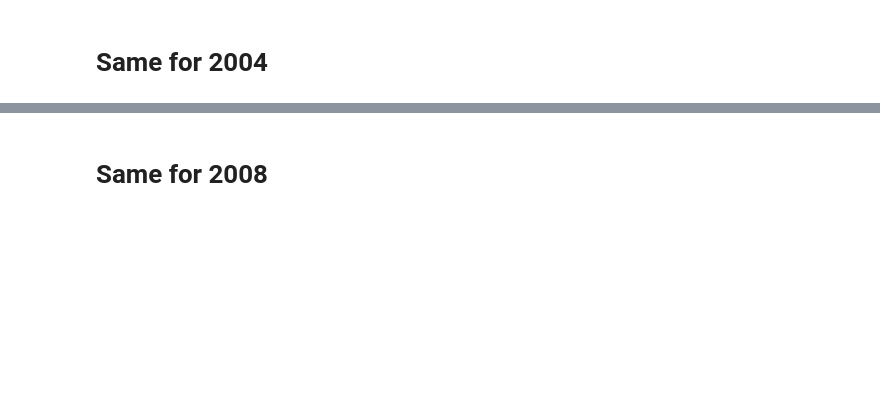
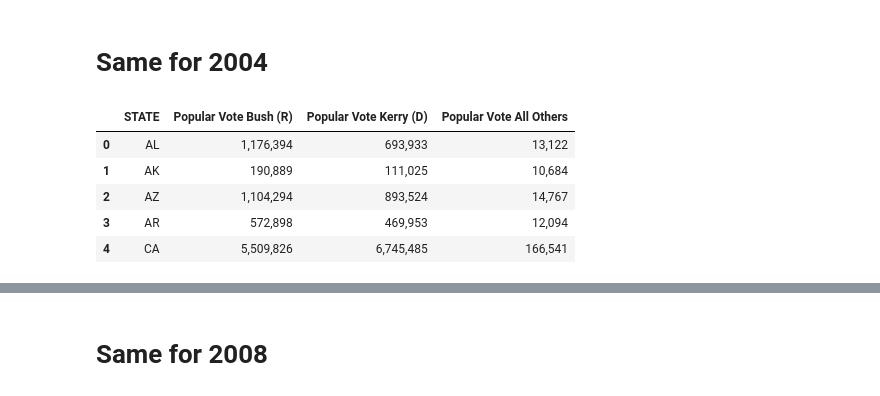
Before and after one commit to arhunt/elections_vs_bkgr_checks, a Jupyter notebook: Cleanup/pres_data_cleanup.ipynb, the cells around one changed output, grey strips where cells are left out. Drawn from its saved outputs; the diff is of its cells as text; code cells hidden in the pictures; blank space fills up the shorter version.

```diff
--- a/Cleanup/pres_data_cleanup.ipynb
+++ b/Cleanup/pres_data_cleanup.ipynb
@@ -52,8 +108,15 @@ p2000.head()
 # %% [markdown]
 # Same for 2004
 # %%
-p2004 = pd.read_csv("Datasets/2004P.csv")
+p2004 = pd.read_csv("../Datasets/2004P.csv")
 p2004.head()
+# %% [output]
+|  | STATE | Popular Vote Bush (R) | Popular Vote Kerry (D) | Popular Vote All Others |
+| 0 | AL | 1,176,394 | 693,933 | 13,122 |
+| 1 | AK | 190,889 | 111,025 | 10,684 |
+| 2 | AZ | 1,104,294 | 893,524 | 14,767 |
+| 3 | AR | 572,898 | 469,953 | 12,094 |
+| 4 | CA | 5,509,826 | 6,745,485 | 166,541 |
 # %%
 p2004 = p2004.rename(columns={"STATE":"State",
                               "Popular Vote Bush (R)":"Republican",
```
Also changed, not shown: parts of 47 cells of this notebook, 3 other files.
